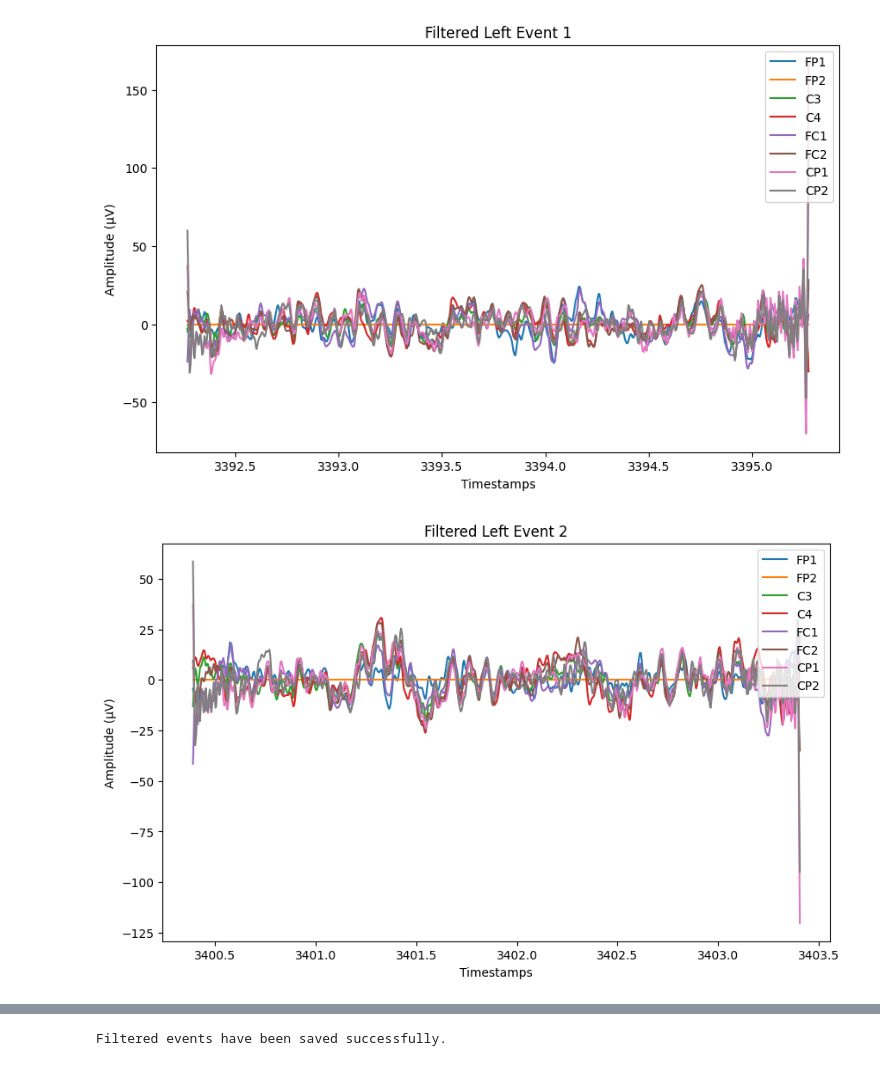
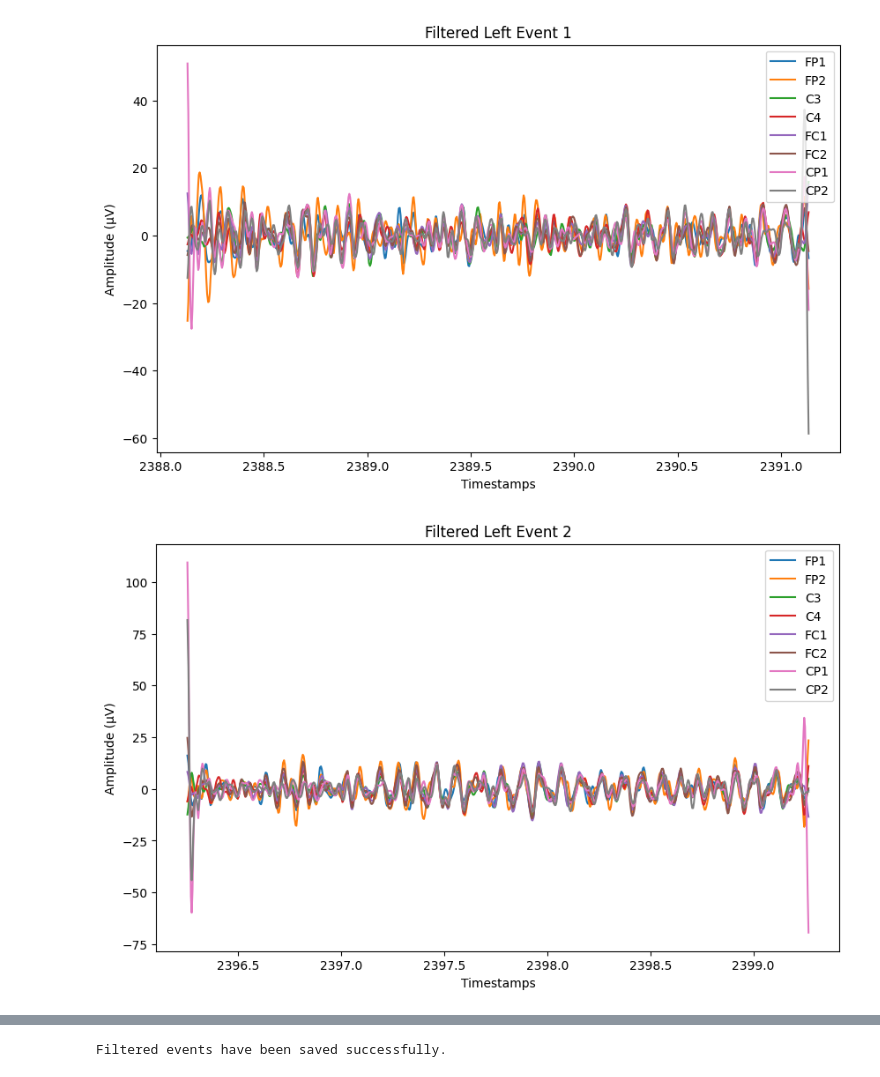
Before and after one commit to cosmicdonut1/NEvol-project, a Jupyter notebook: nzp_preprocessing.ipynb, the cells around one changed output, grey strips where cells are left out. Drawn from its saved outputs; the diff is of its cells as text; code cells hidden in the pictures.

Commit message:
brain plot ant filtering IIR, added trimmer 0.2 from both sides, 8-30 Hz, visualisation turn off/on in main, saved all in filtered_events folder in processed data

```diff
--- a/nzp_preprocessing.ipynb
+++ b/nzp_preprocessing.ipynb
@@ -18,10 +18,10 @@ import pickle
 %matplotlib qt
 # %%
 # Loading files and forming the initial DataFrames
-file_path = 'processed_data/motor_imagery/2024-08-10_14-35-49/task_data/task_markers.npz'  # Replace with your file path
+file_path = 'processed_data/motor_imagery/2024-08-10_14-19-00/task_data/task_markers.npz'  # Replace with your file path
 df_tasks = load_task_markers(file_path)
 
-folder_path = 'processed_data/motor_imagery/2024-08-10_14-35-49/signal_data/'
+folder_path = 'processed_data/motor_imagery/2024-08-10_14-19-00/signal_data/'
 df_buffers = load_buffers(folder_path)
 
 df_buffers = df_buffers.sort_values('timestamps').reset_index(drop=True)
@@ -237,8 +237,8 @@ def filter_eeg_data(df, sfreq, low_freq, high_freq, pad_len=256):
 
 # Частота выборки и параметры фильтрации
 sfreq = 250  # частота выборки
-low_freq = 1.0  # нижняя граница фильтра
-high_freq = 40.0  # верхняя граница фильтра
+low_freq = 8.0  # нижняя граница фильтра
+high_freq = 30.0  # верхняя граница фильтра
 
 # Применение фильтрации к событиям 'left', 'right', 'rest'
 left_events_filtered = [filter_eeg_data(df, sfreq, low_freq, high_freq) for df in left_events]
@@ -334,29 +334,29 @@ Filtered Right Event 1 DataFrame:
 # %%
 import matplotlib.pyplot as plt
 
 # Включение отображения графиков в Jupyter Notebook
 %matplotlib inline
 
 # Функция для отрисовки данных ЭЭГ
 def plot_eeg_data(df, title):
     plt.figure(figsize=(10, 6))  # Уменьшение размера графика
     for channel in channel_names:
         plt.plot(df['timestamps'], df[channel], label=channel)
     plt.xlabel('Timestamps')
     plt.ylabel('Amplitude (μV)')
     plt.title(title)
     plt.legend(loc='upper right')
     plt.show()
 
 # Отрисовка первых нескольких отфильтрованных DataFrame для верификации и рисование графиков
 for i, df in enumerate(left_events_filtered[:3]):
     plot_eeg_data(df, title=f"Filtered Left Event {i+1}")
 
 for i, df in enumerate(right_events_filtered[:3]):
     plot_eeg_data(df, title=f"Filtered Right Event {i+1}")
 
-for i, df in enumerate(rest_events_filtered[:3]):
-    plot_eeg_data(df, title=f"Filtered Rest Event {i+1}")
+#for i, df in enumerate(rest_events_filtered[:3]):
+   # plot_eeg_data(df, title=f"Filtered Rest Event {i+1}")
 # %% [output]
-[figure, old version]
+[figure, new version]
-[figure, old version]
+[figure, new version]
```
Also changed, not shown: parts of 7 cells of this notebook, 1 other file.
